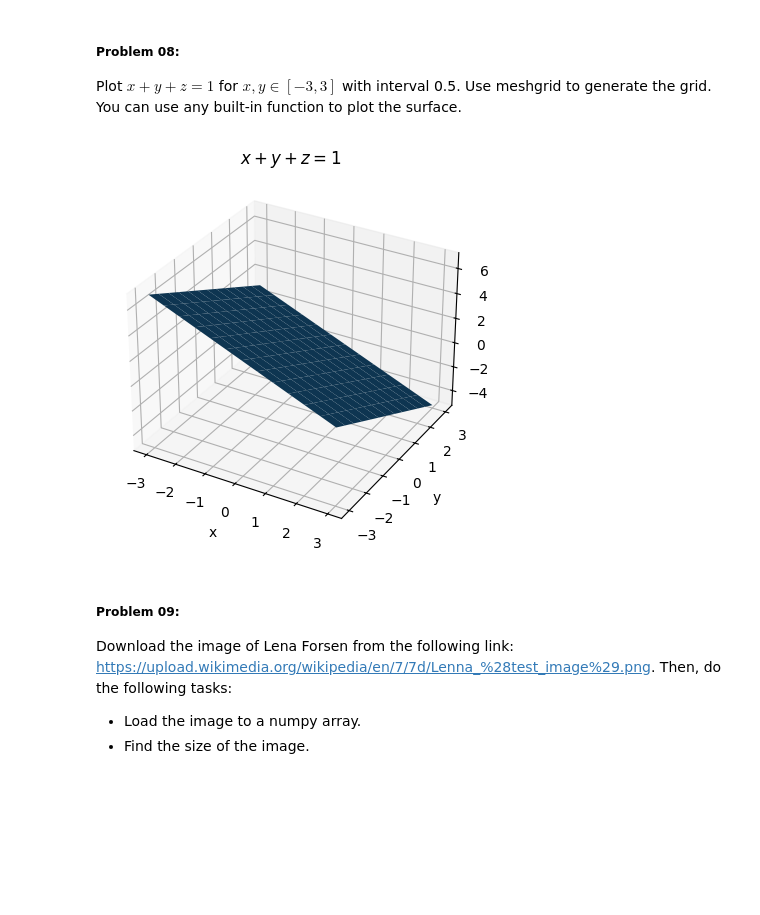
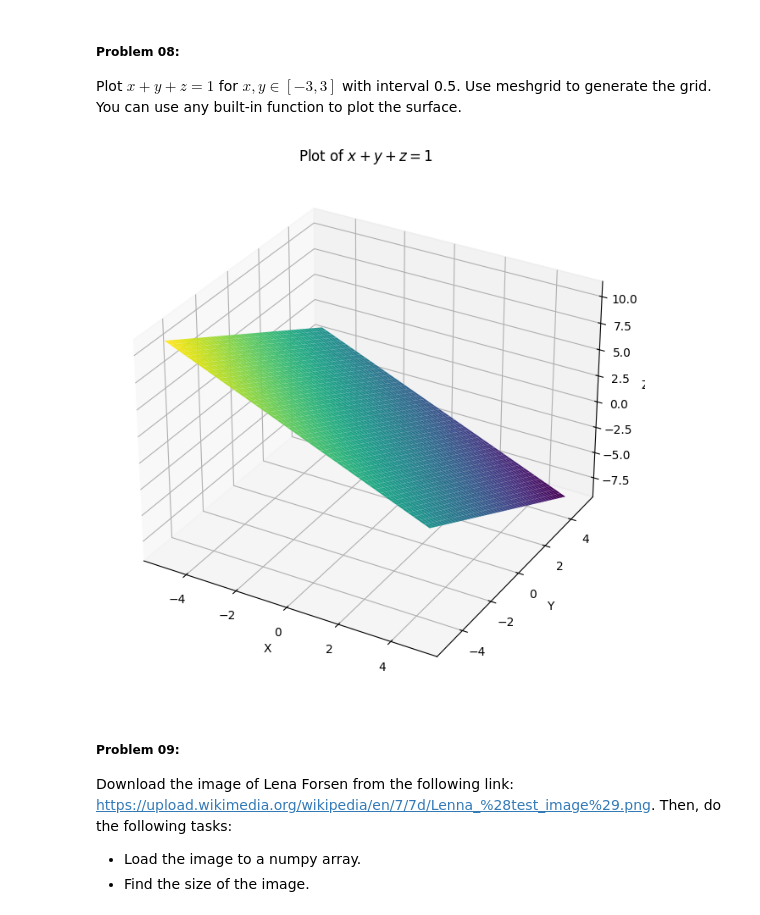
Before and after one commit to Nahidliton/Hospital-Dashboard, a Jupyter notebook: Lab_Assignment_01.ipynb, the cells around one changed output. Cells and saved outputs as stored; diff of their text form; code cells hidden in the pictures; blank space fills up the shorter version.

```diff
--- a/Lab_Assignment_01.ipynb
+++ b/Lab_Assignment_01.ipynb
@@ -150,24 +144,28 @@ plt.show()
 ##### **Problem 08:**
 Plot $x + y + z = 1$ for $x, y \in [-3, 3]$ with interval 0.5. Use meshgrid to generate the grid. You can use any built-in function to plot the surface.
 # %%
+import matplotlib.pyplot as plt
 from mpl_toolkits.mplot3d import Axes3D
 
-fig = plt.figure()
-ax = fig.add_subplot(111, projection='3d')
+x = np.linspace(-5, 5, 50)
+y = np.linspace(-5, 5, 50)
 
-x = np.arange(-3, 3.5, 0.5)
-y = np.arange(-3, 3.5, 0.5)
 X, Y = np.meshgrid(x, y)
 Z = 1 - X - Y
 
-ax.plot_surface(X, Y, Z)
-ax.set_xlabel('x')
-ax.set_ylabel('y')
-ax.set_zlabel('z')
-ax.set_title('$x + y + z = 1$')
+fig = plt.figure(figsize=(10, 8))
+ax = fig.add_subplot(111, projection='3d')
+
+ax.plot_surface(X, Y, Z, cmap='viridis')
+
+ax.set_xlabel('X')
+ax.set_ylabel('Y')
+ax.set_zlabel('Z')
+ax.set_title('Plot of $x + y + z = 1$')
+
 plt.show()
 # %% [output]
-[figure, old version]
+[figure, new version]
 # %% [markdown]
 ##### **Problem 09:**
 Download the image of Lena Forsen from the following link: [https://upload.wikimedia.org/wikipedia/en/7/7d/Lenna_%28test_image%29.png](https://upload.wikimedia.org/wikipedia/en/7/7d/Lenna_%28test_image%29.png). Then, do the following tasks:
```
Also changed, not shown: parts of 36 cells of this notebook.
